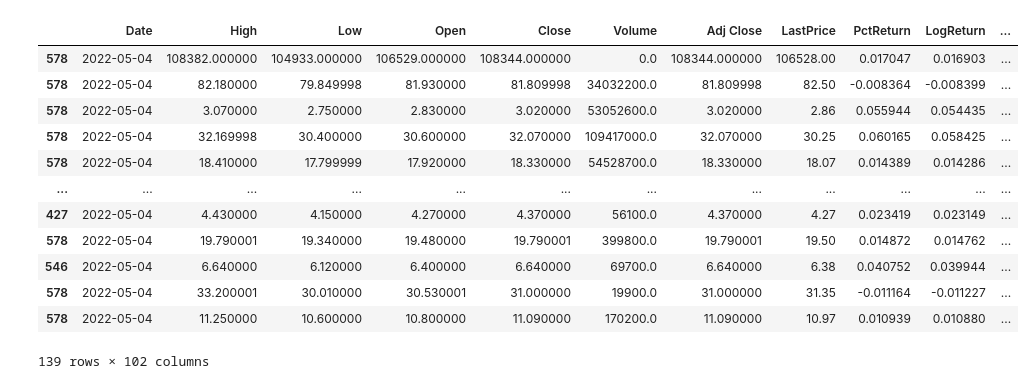
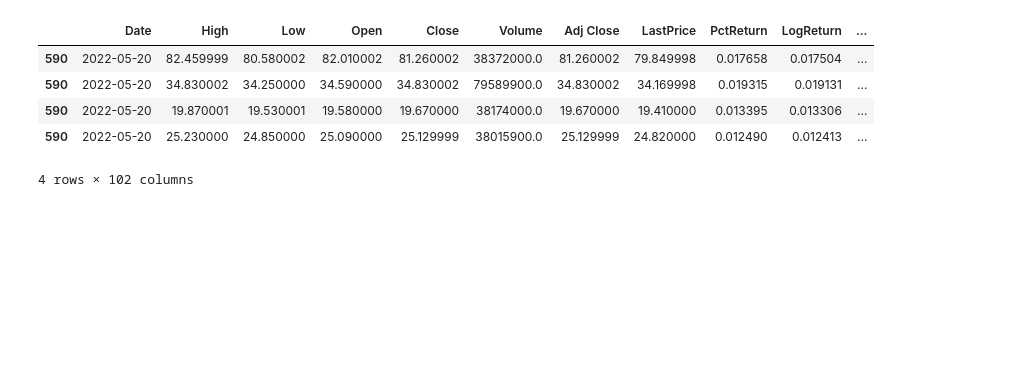
Before and after one commit to FDemolin/quantb3, a Jupyter notebook: notebooks/Script01_QuantData.ipynb, the cells around one changed output. Drawn from its saved outputs; the diff is of its cells as text; code cells hidden in the pictures; blank space fills up the shorter version.

```diff
--- a/notebooks/Script01_QuantData.ipynb
+++ b/notebooks/Script01_QuantData.ipynb
@@ -339,26 +231,17 @@ Wall time: 17min 5s
 # %%
-pd.set_option('display.max_columns', None)
+#pd.set_option('display.max_columns', None)
 #sec_data_final
 
-last_date = sec_data_final[['Date']].max()
+sec_last_date = get_last_date(sec_data_final)
 
-sec_last_date = sec_data_final[(sec_data_final['Date'] == sec_data_final['Date'].max())]
-
-sec_last_date.to_csv('bovespa_diario_last_date.csv', sep =';', index=False)
+sec_last_date.to_csv('..\\sheets\\bovespa_diario_last_date.csv', sep =';', index=False)
 
 sec_last_date
 # %% [output]
 |  | Date | High | Low | Open | Close | Volume | Adj Close | LastPrice | PctReturn | LogReturn | ... |
-| 578 | 2022-05-04 | 108382.000000 | 104933.000000 | 106529.000000 | 108344.000000 | 0.0 | 108344.000000 | 106528.00 | 0.017047 | 0.016903 | ... |
-| 578 | 2022-05-04 | 82.180000 | 79.849998 | 81.930000 | 81.809998 | 34032200.0 | 81.809998 | 82.50 | -0.008364 | -0.008399 | ... |
-| 578 | 2022-05-04 | 3.070000 | 2.750000 | 2.830000 | 3.020000 | 53052600.0 | 3.020000 | 2.86 | 0.055944 | 0.054435 | ... |
-| 578 | 2022-05-04 | 32.169998 | 30.400000 | 30.600000 | 32.070000 | 109417000.0 | 32.070000 | 30.25 | 0.060165 | 0.058425 | ... |
-| 578 | 2022-05-04 | 18.410000 | 17.799999 | 17.920000 | 18.330000 | 54528700.0 | 18.330000 | 18.07 | 0.014389 | 0.014286 | ... |
-| ... | ... | ... | ... | ... | ... | ... | ... | ... | ... | ... | ... |
-| 427 | 2022-05-04 | 4.430000 | 4.150000 | 4.270000 | 4.370000 | 56100.0 | 4.370000 | 4.27 | 0.023419 | 0.023149 | ... |
-| 578 | 2022-05-04 | 19.790001 | 19.340000 | 19.480000 | 19.790001 | 399800.0 | 19.790001 | 19.50 | 0.014872 | 0.014762 | ... |
-| 546 | 2022-05-04 | 6.640000 | 6.120000 | 6.400000 | 6.640000 | 69700.0 | 6.640000 | 6.38 | 0.040752 | 0.039944 | ... |
-| 578 | 2022-05-04 | 33.200001 | 30.010000 | 30.530001 | 31.000000 | 19900.0 | 31.000000 | 31.35 | -0.011164 | -0.011227 | ... |
-| 578 | 2022-05-04 | 11.250000 | 10.600000 | 10.800000 | 11.090000 | 170200.0 | 11.090000 | 10.97 | 0.010939 | 0.010880 | ... |
+| 590 | 2022-05-20 | 82.459999 | 80.580002 | 82.010002 | 81.260002 | 38372000.0 | 81.260002 | 79.849998 | 0.017658 | 0.017504 | ... |
+| 590 | 2022-05-20 | 34.830002 | 34.250000 | 34.590000 | 34.830002 | 79589900.0 | 34.830002 | 34.169998 | 0.019315 | 0.019131 | ... |
+| 590 | 2022-05-20 | 19.870001 | 19.530001 | 19.580000 | 19.670000 | 38174000.0 | 19.670000 | 19.410000 | 0.013395 | 0.013306 | ... |
+| 590 | 2022-05-20 | 25.230000 | 24.850000 | 25.090000 | 25.129999 | 38015900.0 | 25.129999 | 24.820000 | 0.012490 | 0.012413 | ... |
-139 rows × 102 columns
+4 rows × 102 columns
 # %%
```
Also changed, not shown: parts of 5 cells of this notebook, 2 other files.
